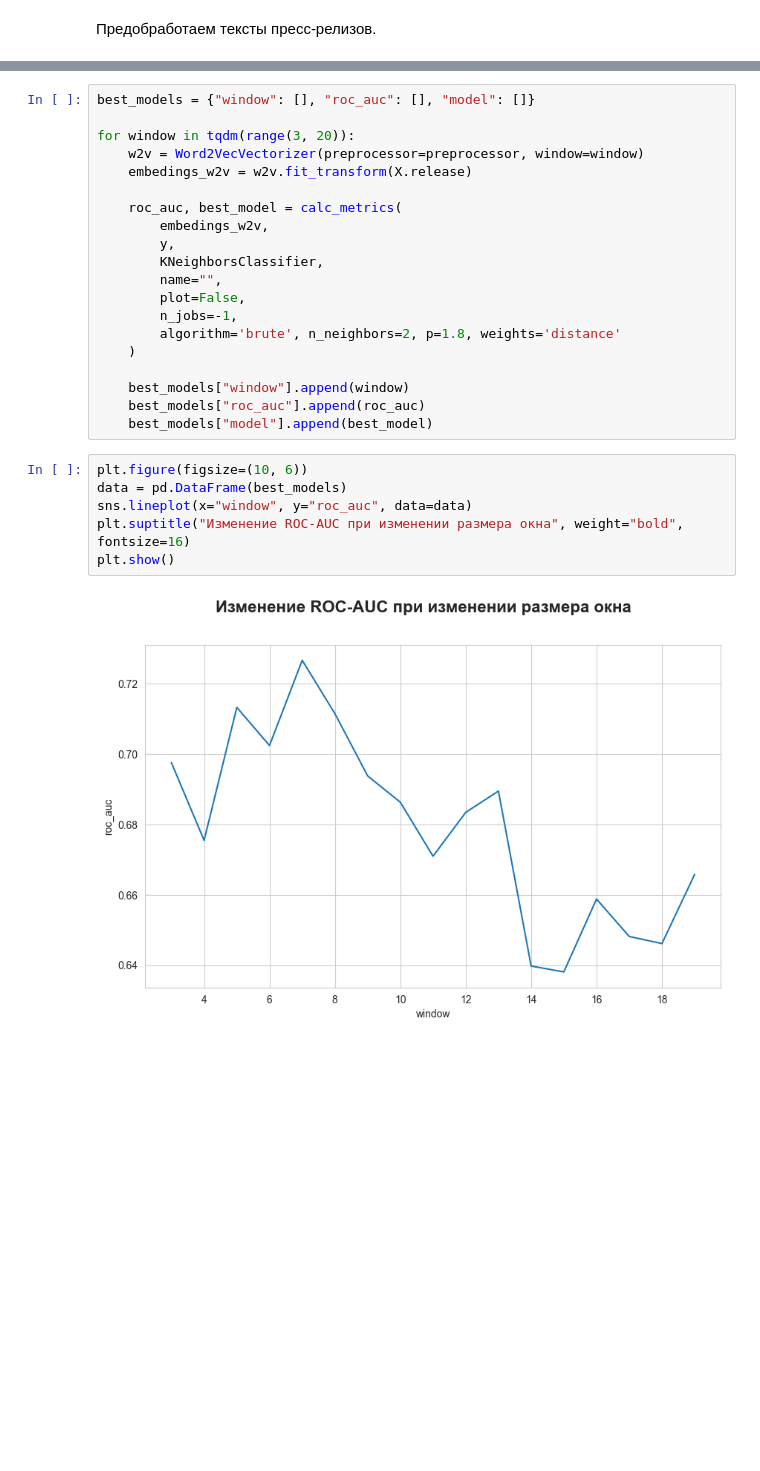
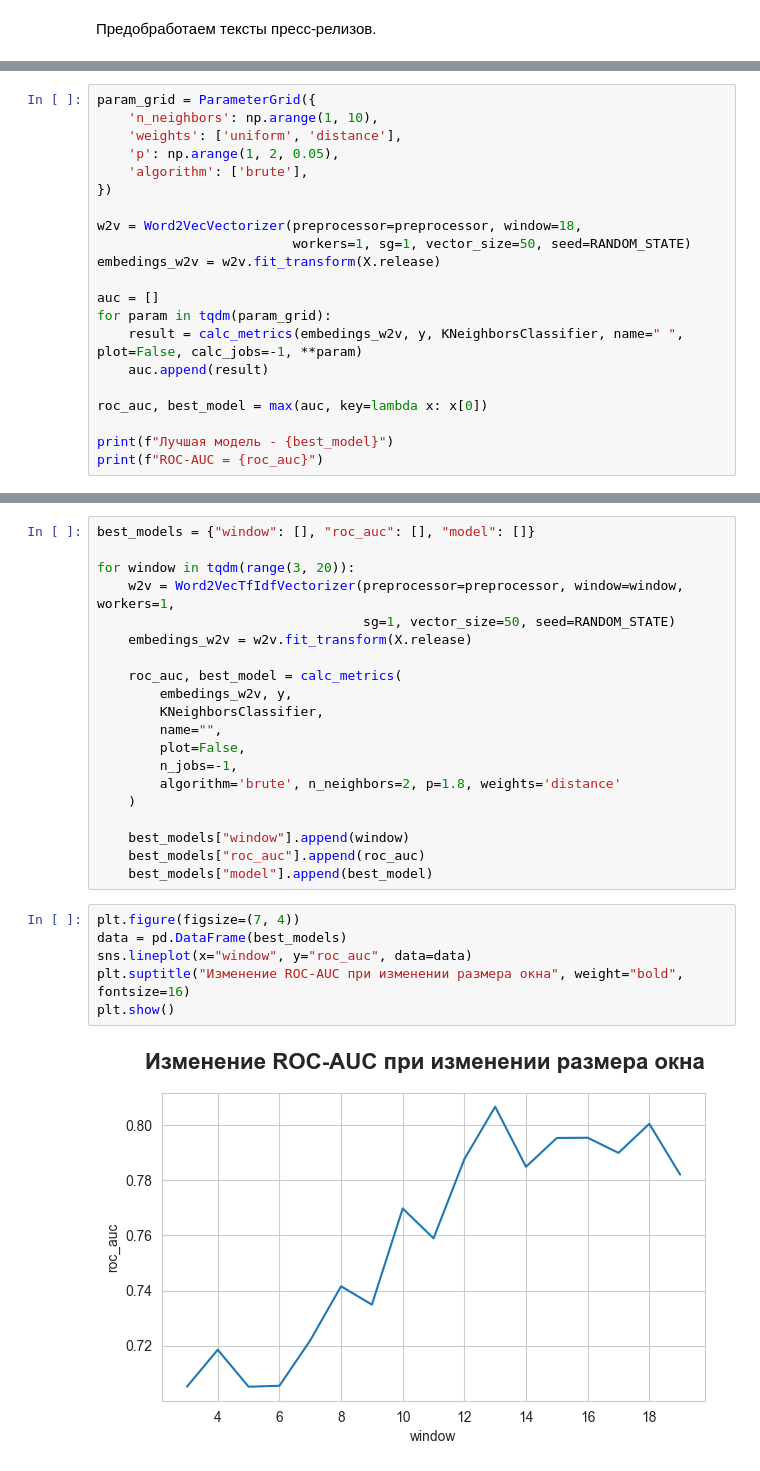
Before and after one commit to ai24-team-15/cbr-press-release-classifier, a Jupyter notebook: ml/non_linear_models/k_neighbors.ipynb, the cells around one changed output, grey strips where cells are left out. Drawn from its saved outputs; the diff is of its cells as text; blank space fills up the shorter version.

Commit message:
[WIP] k neighbors

```diff
--- a/ml/non_linear_models/k_neighbors.ipynb
+++ b/ml/non_linear_models/k_neighbors.ipynb
@@ -152,0 +211,21 @@ class Word2VecVectorizer(BaseEstimator, TransformerMixin):
+# %%
+param_grid = ParameterGrid({
+    'n_neighbors': np.arange(1, 10),
+    'weights': ['uniform', 'distance'],
+    'p': np.arange(1, 2, 0.05),
+    'algorithm': ['brute'],
+})
+
+w2v = Word2VecVectorizer(preprocessor=preprocessor, window=18,
+                         workers=1, sg=1, vector_size=50, seed=RANDOM_STATE)
+embedings_w2v = w2v.fit_transform(X.release)
+
+auc = []
+for param in tqdm(param_grid):
+    result = calc_metrics(embedings_w2v, y, KNeighborsClassifier, name=" ", plot=False, calc_jobs=-1, **param)
+    auc.append(result)
+
+roc_auc, best_model = max(auc, key=lambda x: x[0])
+
+print(f"Лучшая модель - {best_model}")
+print(f"ROC-AUC = {roc_auc}")
@@ -154,12 +264,12 @@ class Word2VecVectorizer(BaseEstimator, TransformerMixin):
 best_models = {"window": [], "roc_auc": [], "model": []}
 
 for window in tqdm(range(3, 20)):
-    w2v = Word2VecVectorizer(preprocessor=preprocessor, window=window)
+    w2v = Word2VecTfIdfVectorizer(preprocessor=preprocessor, window=window, workers=1,
+                                  sg=1, vector_size=50, seed=RANDOM_STATE)
     embedings_w2v = w2v.fit_transform(X.release)
 
     roc_auc, best_model = calc_metrics(
-        embedings_w2v,
-        y,
+        embedings_w2v, y,
         KNeighborsClassifier,
         name="",
         plot=False,
@@ -171,10 +281,10 @@ for window in tqdm(range(3, 20)):
     best_models["roc_auc"].append(roc_auc)
     best_models["model"].append(best_model)
 # %%
-plt.figure(figsize=(10, 6))
+plt.figure(figsize=(7, 4))
 data = pd.DataFrame(best_models)
 sns.lineplot(x="window", y="roc_auc", data=data)
 plt.suptitle("Изменение ROC-AUC при изменении размера окна", weight="bold", fontsize=16)
 plt.show()
 # %% [output]
-[figure, old version]
+[figure, new version]
```
Also changed, not shown: parts of 26 cells of this notebook, 1 other file.
